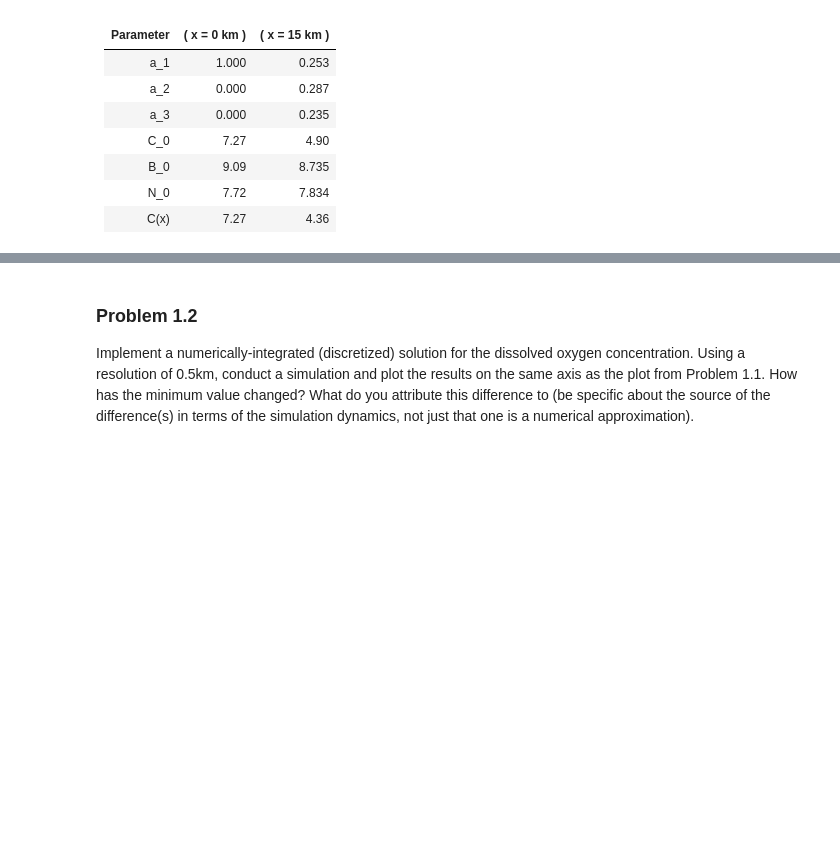
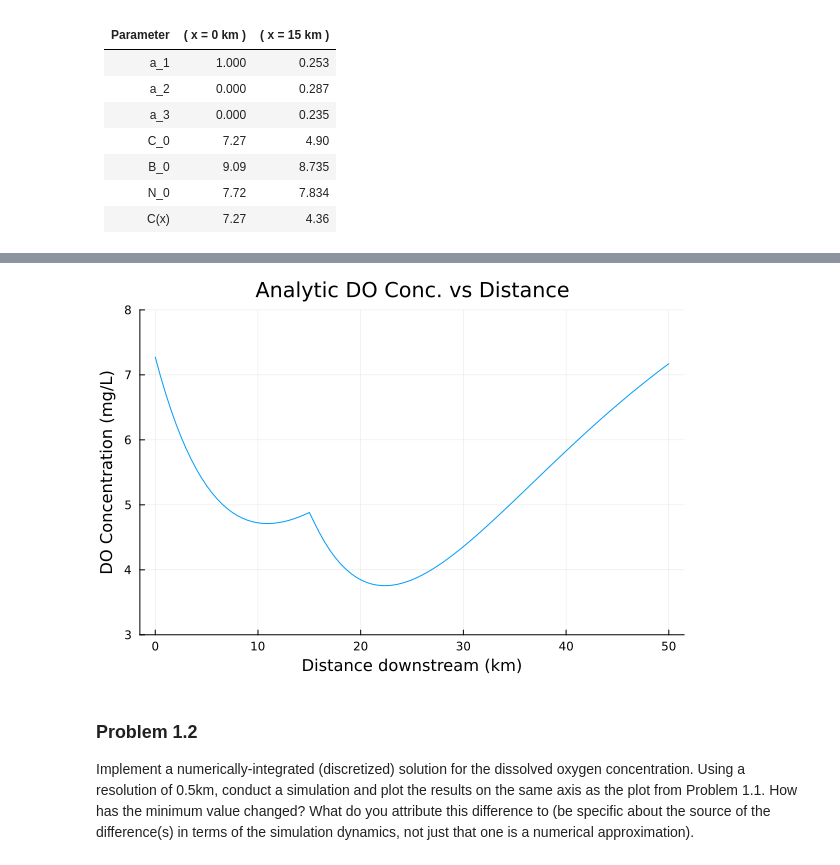
Before and after one commit to BEE4750-FA25/hw3-mohogos, a Jupyter notebook: hw03.ipynb, the cells around one changed output, grey strips where cells are left out. Drawn from its saved outputs; the diff is of its cells as text; code cells hidden in the pictures; blank space fills up the shorter version.

```diff
--- a/hw03.ipynb
+++ b/hw03.ipynb
@@ -252,0 +166,96 @@ Occurs at: 22.5 km downstream
+# %%
+# Constants
+U = 6.0            # km/day
+k_a = 0.55         # /day
+k_c = 0.35         # /day
+k_n = 0.25         # /day
+C_s = 10.0         # mg/L
+
+# Flows (m³/day)
+Q_r = 100000.0
+Q1  = 10000.0
+Q2  = 15000.0
+
+Q_m1 = Q_r + Q1
+Q_total = Q_m1 + Q2
+
+# Inflow concentrations
+C_r = 7.5
+B_r = 5.0
+N_r = 5.0
+
+# Waste stream 1
+C1_ws = 5.0
+B1_ws = 50.0
+N1_ws = 35.0
+
+# Waste stream 2
+C2_ws = 5.0
+B2_ws = 45.0
+N2_ws = 35.0
+
+# Mixing after first waste stream
+C0_1 = (Q_r*C_r + Q1*C1_ws) / Q_m1
+B0_1 = (Q_r*B_r + Q1*B1_ws) / Q_m1
+N0_1 = (Q_r*N_r + Q1*N1_ws) / Q_m1
+
+# Recalibrate values at 15 km before mixing
+t = 15 / U
+a1_15 = exp(-k_a * t)
+a2_15 = (k_c / (k_a - k_c)) * (exp(-k_c * t) - exp(-k_a * t))
+a3_15 = (k_n / (k_a - k_n)) * (exp(-k_n * t) - exp(-k_a * t))
+C_15 = C_s * (1 - a1_15) + C0_1 * a1_15 - B0_1 * a2_15 - N0_1 * a3_15
+B_15 = B0_1 * exp(-k_c * t)
+N_15 = N0_1 * exp(-k_n * t)
+
+# Mixing with second waste stream at 15 km
+C0_2 = (Q_m1*C_15 + Q2*C2_ws) / Q_total
+B0_2 = (Q_m1*B_15 + Q2*B2_ws) / Q_total
+N0_2 = (Q_m1*N_15 + Q2*N2_ws) / Q_total
+
+# Define analytic functions
+function do_analytic_1(C0, B0, N0, k_a, k_n, k_c, C_s, U)
+    x1 = 0:0.5:15
+    C1 = Float64[]
+
+    for x in x1
+        a1 = exp(-k_a * x / U)
+        a2 = (k_c / (k_a - k_c)) * (exp(-k_c * x / U) - exp(-k_a * x / U))
+        a3 = (k_n / (k_a - k_n)) * (exp(-k_n * x / U) - exp(-k_a * x / U))
+        C = C_s * (1 - a1) + C0 * a1 - B0 * a2 - N0 * a3
+        push!(C1, C)
+    end
+
+    return x1, C1
+end
+
+function do_analytic_2(C0, B0, N0, k_a, k_n, k_c, C_s, U)
+    x2 = 15:0.5:50
+    C2 = Float64[]
+
+    for x in x2
+        dx = x - 15
+        a1 = exp(-k_a * dx / U)
+        a2 = (k_c / (k_a - k_c)) * (exp(-k_c * dx / U) - exp(-k_a * dx / U))
+        a3 = (k_n / (k_a - k_n)) * (exp(-k_n * dx / U) - exp(-k_a * dx / U))
+        C = C_s * (1 - a1) + C0 * a1 - B0 * a2 - N0 * a3
+        push!(C2, C)
+    end
+
+    return x2, C2
+end
+
+x1, C1 = do_analytic_1(C0_1, B0_1, N0_1, k_a, k_n, k_c, C_s, U)
+x2, C2 = do_analytic_2(C0_2, B0_2, N0_2, k_a, k_n, k_c, C_s, U)
+
+DO_distance_analytic = vcat(x1, x2[2:end])
+DO_concentration_analytic = vcat(C1, C2[2:end])
+
+min_DO = minimum(DO_concentration_analytic)
+min_index = argmin(DO_concentration_analytic)
+min_distance = DO_distance_analytic[min_index]
+
+println("Minimum DO Concentration: $(round(min_DO, digits=3)) mg/L")
+println("Occurs at: $(min_distance) km downstream")
+plot(DO_distance_analytic, DO_concentration_analytic, xlabel = "Distance downstream (km)", ylabel = "DO Concentration (mg/L)", title = "Analytic DO Conc. vs Distance", legend = false, ylim = (3, 8))
+# %% [output]
@@ -253,3 +264,4 @@ Occurs at: 22.5 km downstream
+[figure, added]
 # %% [markdown]
 ### Problem 1.2
 
```
Also changed, not shown: parts of 26 cells of this notebook.
